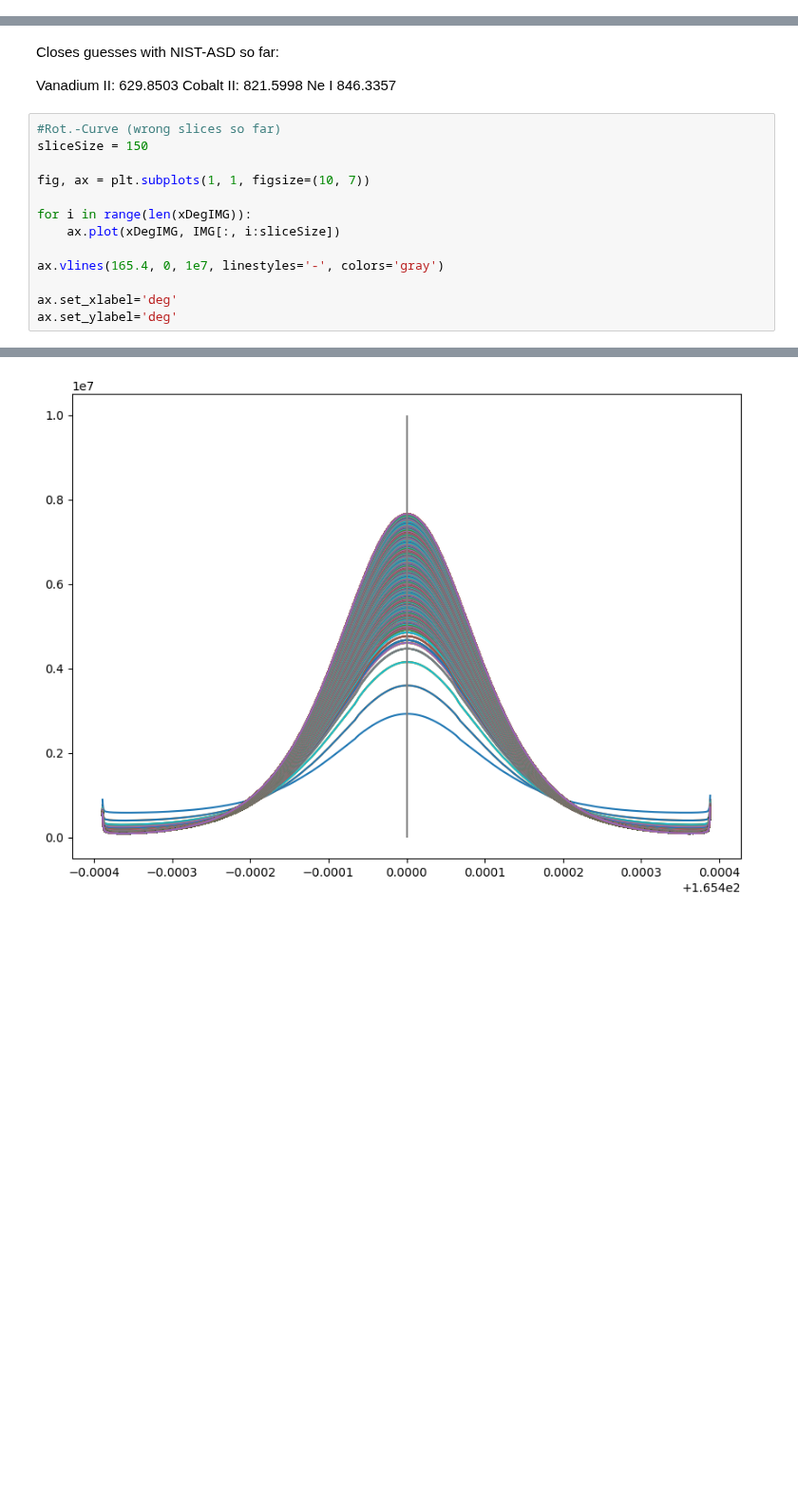
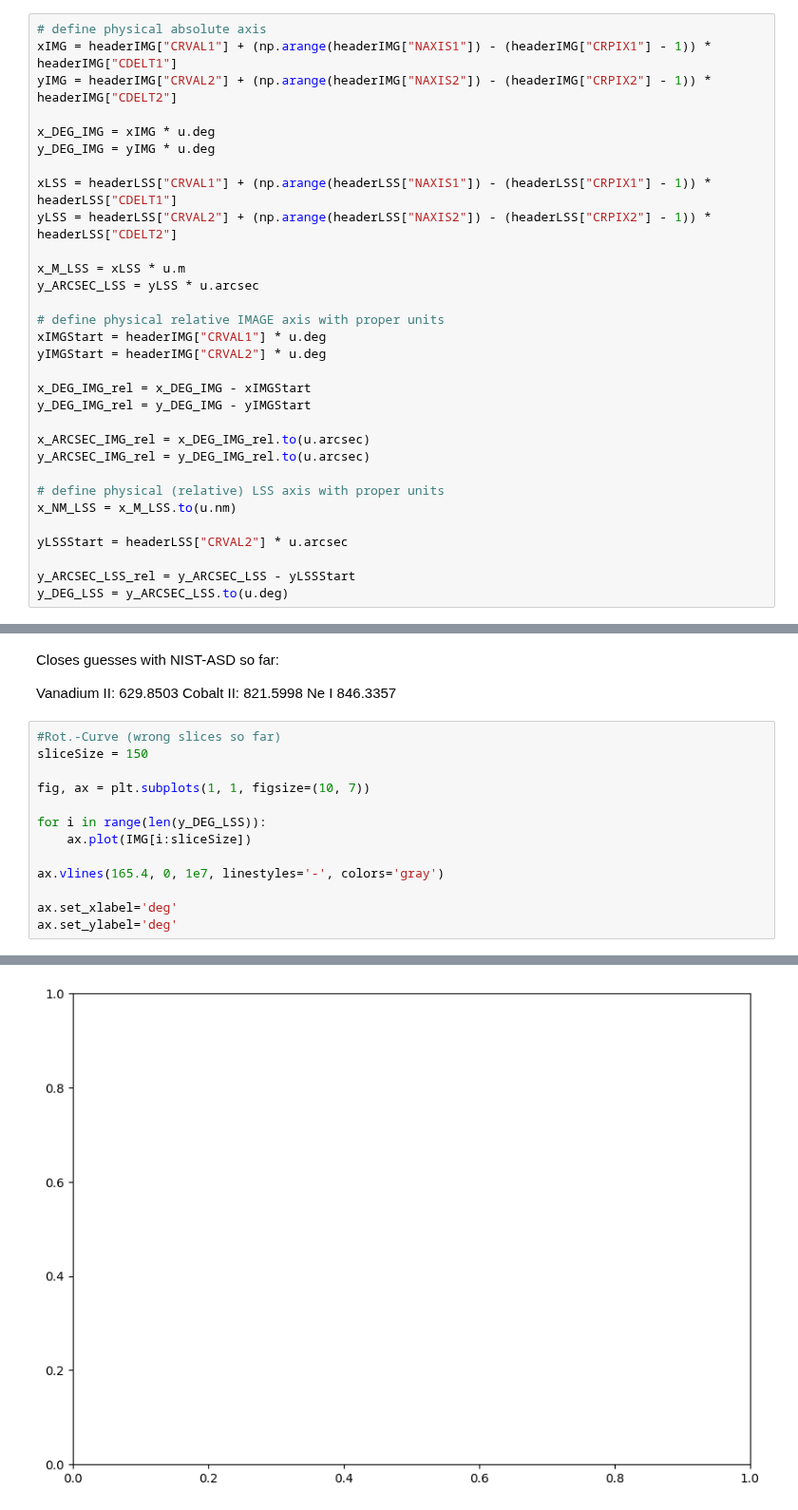
Before and after one commit to B0whunt3r21/AstroPrak, a Jupyter notebook: Galax_Spect/Galax_Spect.ipynb, the cells around one changed output, grey strips where cells are left out. Shown at 95% size. Cells and saved outputs as stored; diff of their text form; blank space fills up the shorter version.

```diff
--- a/Galax_Spect/Galax_Spect.ipynb
+++ b/Galax_Spect/Galax_Spect.ipynb
@@ -94,0 +54,31 @@ plt.show()
+# %%
+# define physical absolute axis
+xIMG = headerIMG["CRVAL1"] + (np.arange(headerIMG["NAXIS1"]) - (headerIMG["CRPIX1"] - 1)) * headerIMG["CDELT1"]
+yIMG = headerIMG["CRVAL2"] + (np.arange(headerIMG["NAXIS2"]) - (headerIMG["CRPIX2"] - 1)) * headerIMG["CDELT2"]
+
+x_DEG_IMG = xIMG * u.deg
+y_DEG_IMG = yIMG * u.deg
+
+xLSS = headerLSS["CRVAL1"] + (np.arange(headerLSS["NAXIS1"]) - (headerLSS["CRPIX1"] - 1)) * headerLSS["CDELT1"]
+yLSS = headerLSS["CRVAL2"] + (np.arange(headerLSS["NAXIS2"]) - (headerLSS["CRPIX2"] - 1)) * headerLSS["CDELT2"]
+
+x_M_LSS = xLSS * u.m
+y_ARCSEC_LSS = yLSS * u.arcsec
+
+# define physical relative IMAGE axis with proper units
+xIMGStart = headerIMG["CRVAL1"] * u.deg
+yIMGStart = headerIMG["CRVAL2"] * u.deg
+
+x_DEG_IMG_rel = x_DEG_IMG - xIMGStart
+y_DEG_IMG_rel = y_DEG_IMG - yIMGStart
+
+x_ARCSEC_IMG_rel = x_DEG_IMG_rel.to(u.arcsec)
+y_ARCSEC_IMG_rel = y_DEG_IMG_rel.to(u.arcsec)
+
+# define physical (relative) LSS axis with proper units
+x_NM_LSS = x_M_LSS.to(u.nm)
+
+yLSSStart = headerLSS["CRVAL2"] * u.arcsec
+
+y_ARCSEC_LSS_rel = y_ARCSEC_LSS - yLSSStart
+y_DEG_LSS = y_ARCSEC_LSS.to(u.deg)
@@ -139,8 +175,8 @@ sliceSize = 150
 
 fig, ax = plt.subplots(1, 1, figsize=(10, 7))
 
-for i in range(len(xDegIMG)):
-    ax.plot(xDegIMG, IMG[:, i:sliceSize])
+for i in range(len(y_DEG_LSS)):
+    ax.plot(IMG[i:sliceSize])
 
 ax.vlines(165.4, 0, 1e7, linestyles='-', colors='gray')
 
@@ -150 +187 @@ ax.set_ylabel='deg'
-[figure, old version]
+[figure, new version]
```
Also changed, not shown: parts of 7 cells of this notebook.
